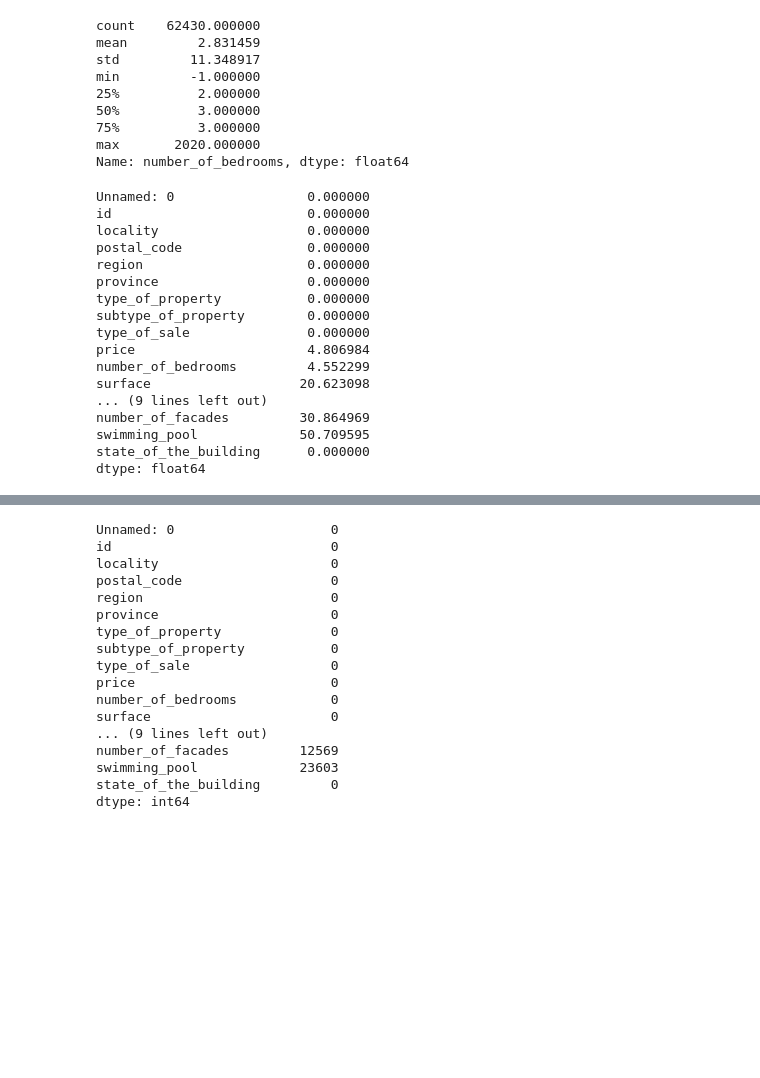
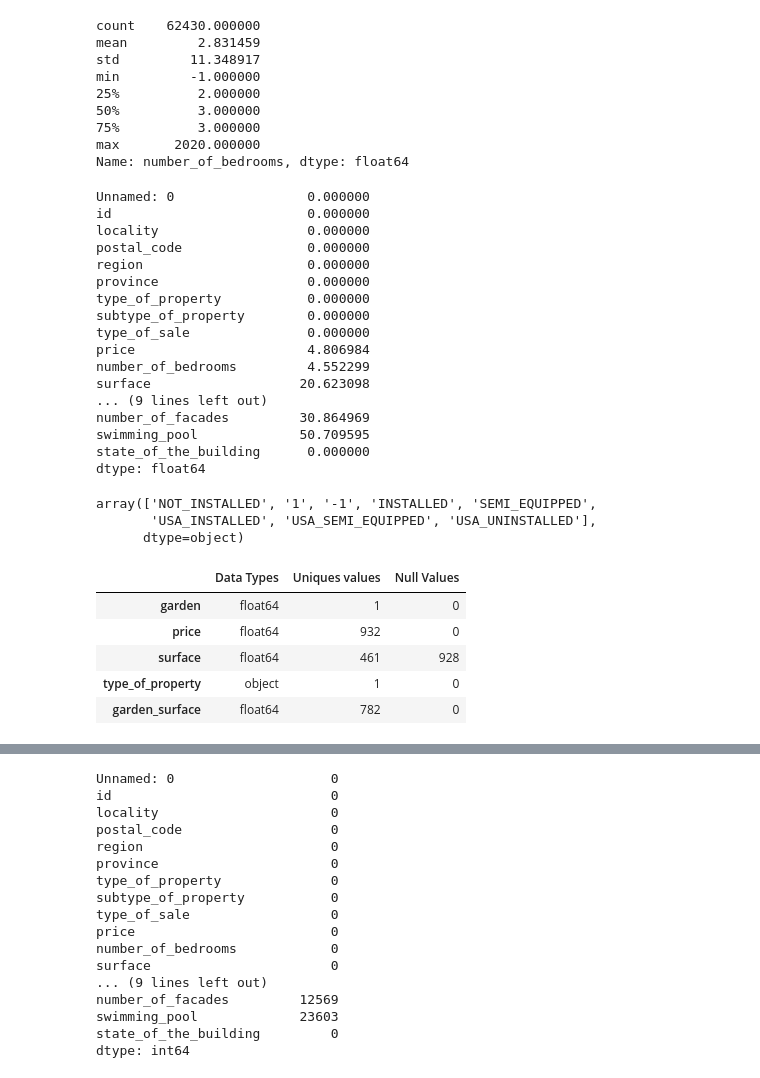
Before and after one commit to tanialemos/data-ML-old, a Jupyter notebook: Part_three_scraping.ipynb, the cells around one changed output, grey strips where cells are left out. Saved outputs shown, nothing was run; the diff lists cells and outputs as text; code cells hidden in the pictures; blank space fills up the shorter version.

```diff
--- a/Part_three_scraping.ipynb
+++ b/Part_three_scraping.ipynb
@@ -68,8 +103,12 @@ Name: number_of_bedrooms, dtype: float64
 #Replace the -1 by NaN and calculate the % of NaN value per feature (independant variable)
 random_df = df.copy()
 random_df = random_df.replace(-1, NaN)
+#random_df_house = random_df[random_df["type_of_property"]=="HOUSE"]
 percent_missing = random_df.isnull().sum() * 100 / len(random_df)
+
+
 print(percent_missing)
+random_df["fully_equipped_kitchen"].unique()
 # %% [output]
 Unnamed: 0                 0.000000
 id                         0.000000
@@ -88,3 +127,19 @@ number_of_facades         30.864969
 swimming_pool             50.709595
 state_of_the_building      0.000000
 dtype: float64
+array(['NOT_INSTALLED', '1', '-1', 'INSTALLED', 'SEMI_EQUIPPED',
+       'USA_INSTALLED', 'USA_SEMI_EQUIPPED', 'USA_UNINSTALLED'],
+      dtype=object)
+# %%
+# do the analysis to check if the price of appartment fluctuate with terrace surface
+random_df_app = random_df[["garden", "price", "surface", "type_of_property", "garden_surface"]][random_df["type_of_property"]=="HOUSE"]
+random_df_app = random_df_app["garden"].replace(NaN, 0)
+random_df_app = random_df[["garden", "price", "surface", "type_of_property", "garden_surface"]][random_df["type_of_property"]=="HOUSE"][random_df["garden"]==1][random_df["garden_surface"]<1000][random_df["price"]<1000000]
+give_info(random_df_app)
+# %% [output]
+|  | Data Types | Uniques values | Null Values |
+| garden | float64 | 1 | 0 |
+| price | float64 | 932 | 0 |
+| surface | float64 | 461 | 928 |
+| type_of_property | object | 1 | 0 |
+| garden_surface | float64 | 782 | 0 |
```
Also changed, not shown: parts of 10 cells of this notebook, 1 other file.
